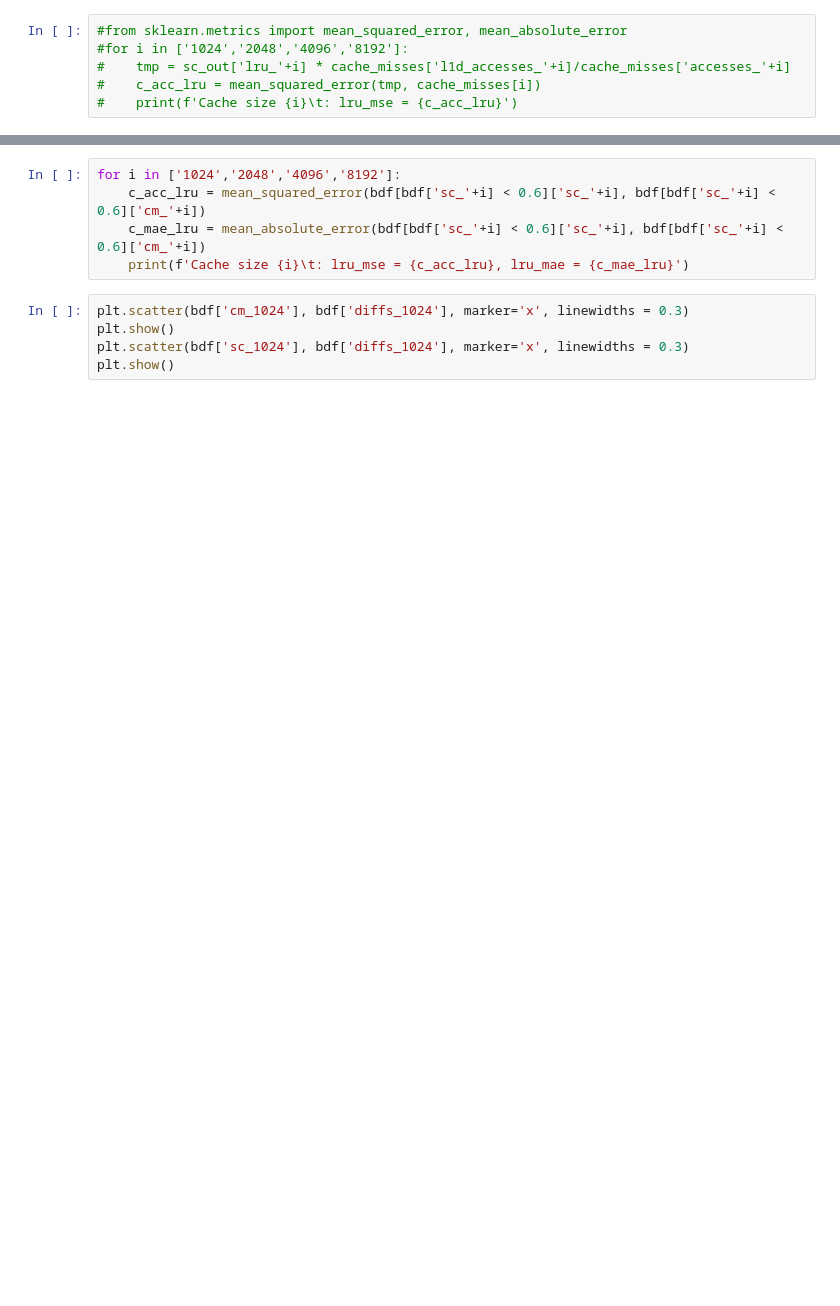
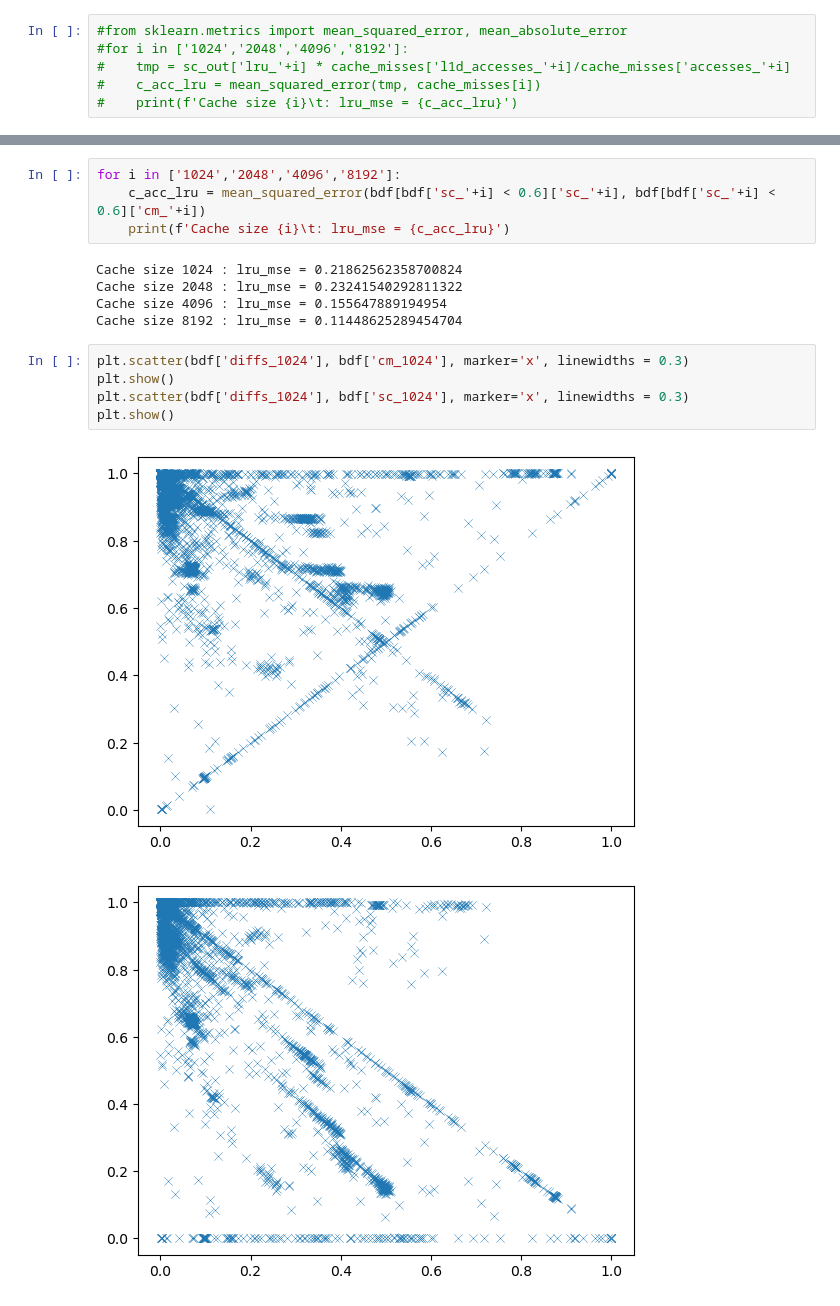
Before and after one commit to MarkRamosS/CacheEstimator, a Jupyter notebook: statCache.ipynb, the cells around one changed output, grey strips where cells are left out. Saved outputs shown, nothing was run; the diff lists cells and outputs as text; blank space fills up the shorter version.

```diff
--- a/statCache.ipynb
+++ b/statCache.ipynb
@@ -192,10 +179,17 @@ Cache size 8192 : lru_mse = 0.08611380457377822, lru_mae = 0.2305847153257924
 # %%
 for i in ['1024','2048','4096','8192']:
     c_acc_lru = mean_squared_error(bdf[bdf['sc_'+i] < 0.6]['sc_'+i], bdf[bdf['sc_'+i] < 0.6]['cm_'+i])
-    c_mae_lru = mean_absolute_error(bdf[bdf['sc_'+i] < 0.6]['sc_'+i], bdf[bdf['sc_'+i] < 0.6]['cm_'+i])
-    print(f'Cache size {i}\t: lru_mse = {c_acc_lru}, lru_mae = {c_mae_lru}')
+    print(f'Cache size {i}\t: lru_mse = {c_acc_lru}')
+# %% [output]
+Cache size 1024 : lru_mse = 0.21862562358700824
+Cache size 2048 : lru_mse = 0.23241540292811322
+Cache size 4096 : lru_mse = 0.155647889194954
+Cache size 8192 : lru_mse = 0.11448625289454704
 # %%
-plt.scatter(bdf['cm_1024'], bdf['diffs_1024'], marker='x', linewidths = 0.3)
+plt.scatter(bdf['diffs_1024'], bdf['cm_1024'], marker='x', linewidths = 0.3)
 plt.show()
-plt.scatter(bdf['sc_1024'], bdf['diffs_1024'], marker='x', linewidths = 0.3)
+plt.scatter(bdf['diffs_1024'], bdf['sc_1024'], marker='x', linewidths = 0.3)
 plt.show()
+# %% [output]
+[figure, added]
+[figure, added]
```
Also changed, not shown: parts of 10 cells of this notebook.
